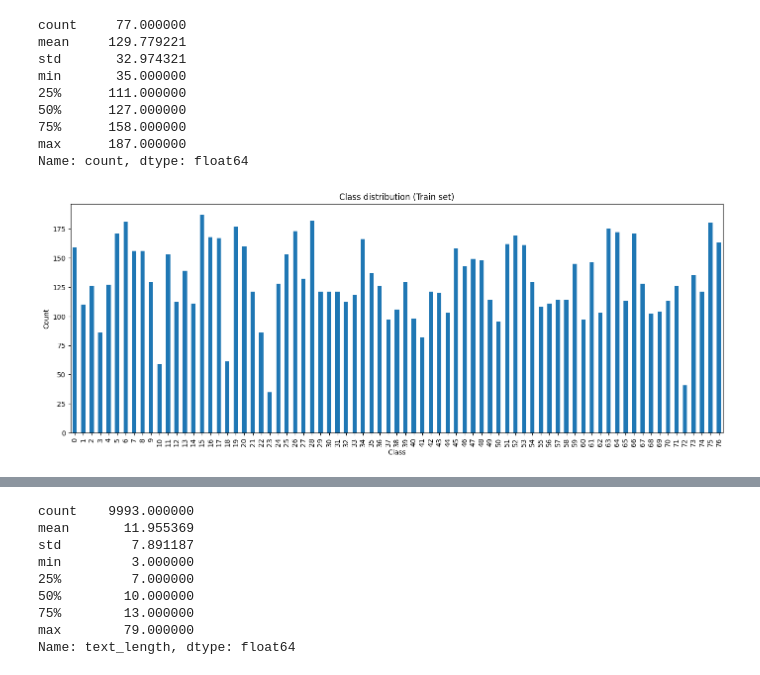
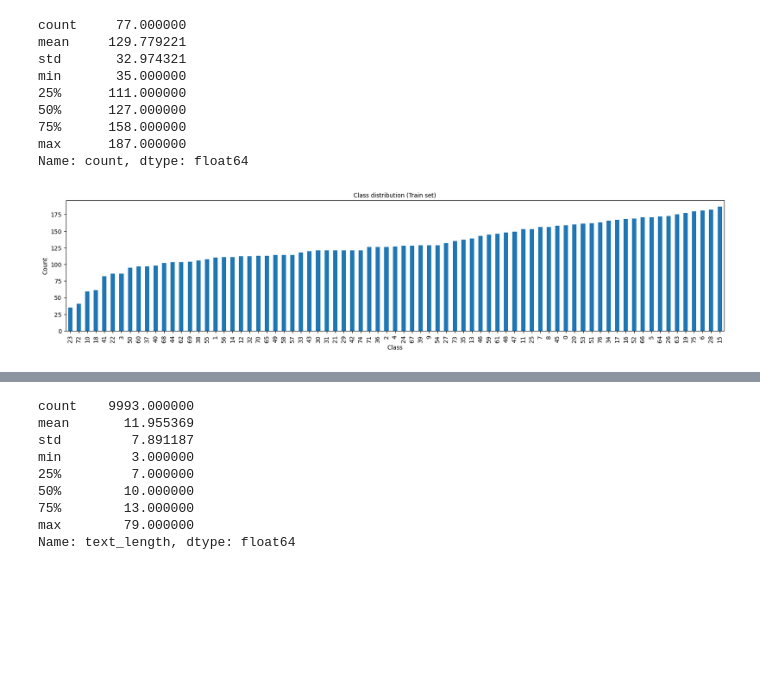
Before and after one commit to toludoyin/BERT-based-intelligent-ticket-classification, a Jupyter notebook: ticket-classification.ipynb, the cells around one changed output, grey strips where cells are left out. Drawn from its saved outputs; the diff is of its cells as text; code cells hidden in the pictures; blank space fills up the shorter version.

```diff
--- a/ticket-classification.ipynb
+++ b/ticket-classification.ipynb
@@ -89,14 +90,14 @@ min       35.000000
 max      187.000000
 Name: count, dtype: float64
 # %%
-# class distribution
-train_df["label"].value_counts().sort_index().plot(kind="bar", figsize=(17,6))
-plt.title("Class distribution (Train set)")
+# class distribution - number/count of ticket in each category
+train_df["label"].value_counts().sort_values().plot(kind="bar", figsize=(20,4))
+plt.title("Class distribution (Train set)", fontsize=10)
 plt.xlabel("Class")
 plt.ylabel("Count")
 plt.show()
 # %% [output]
-[figure, old version]
+[figure, new version]
 # %%
 # words check
 for label in sorted(train_df["label"].unique())[:5]:
```
Also changed, not shown: parts of 20 cells of this notebook.
